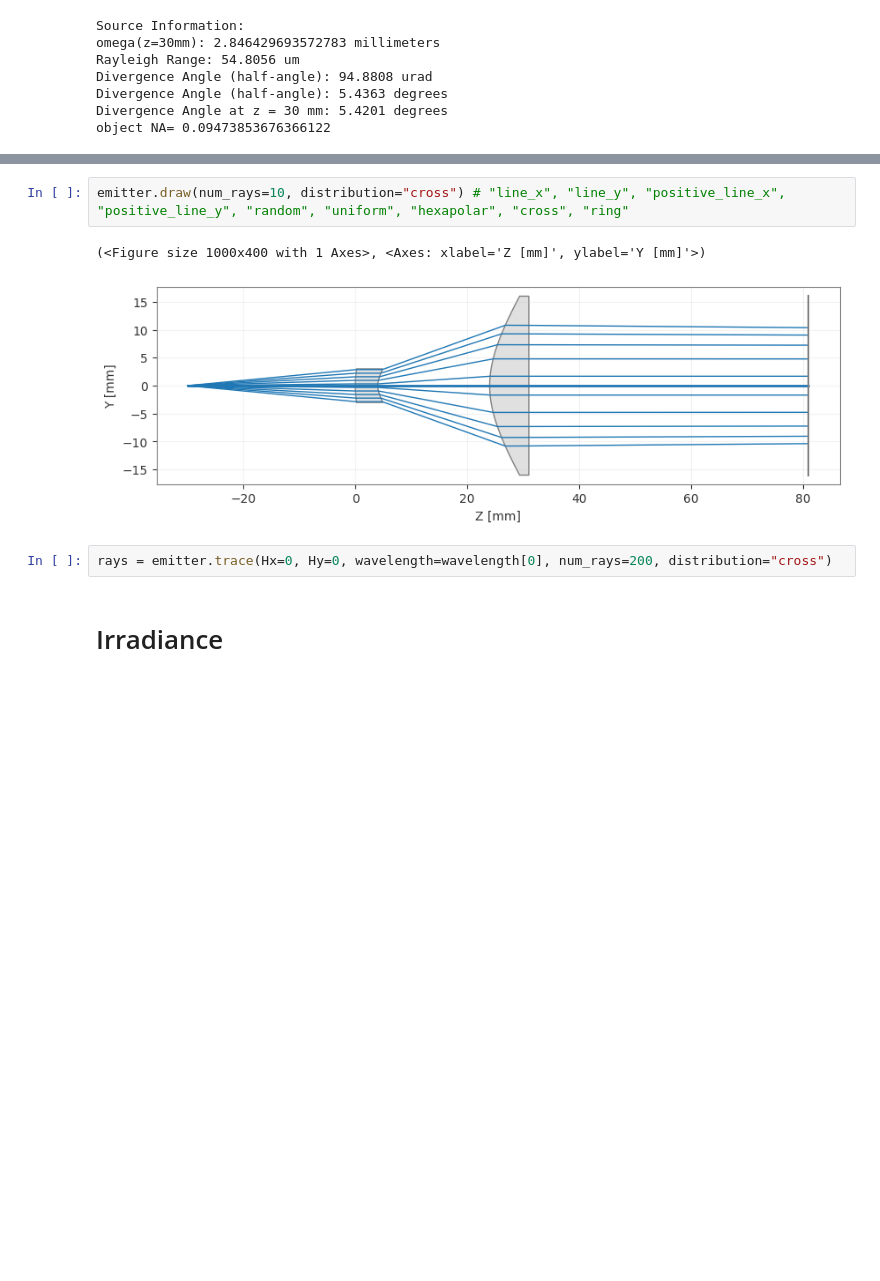
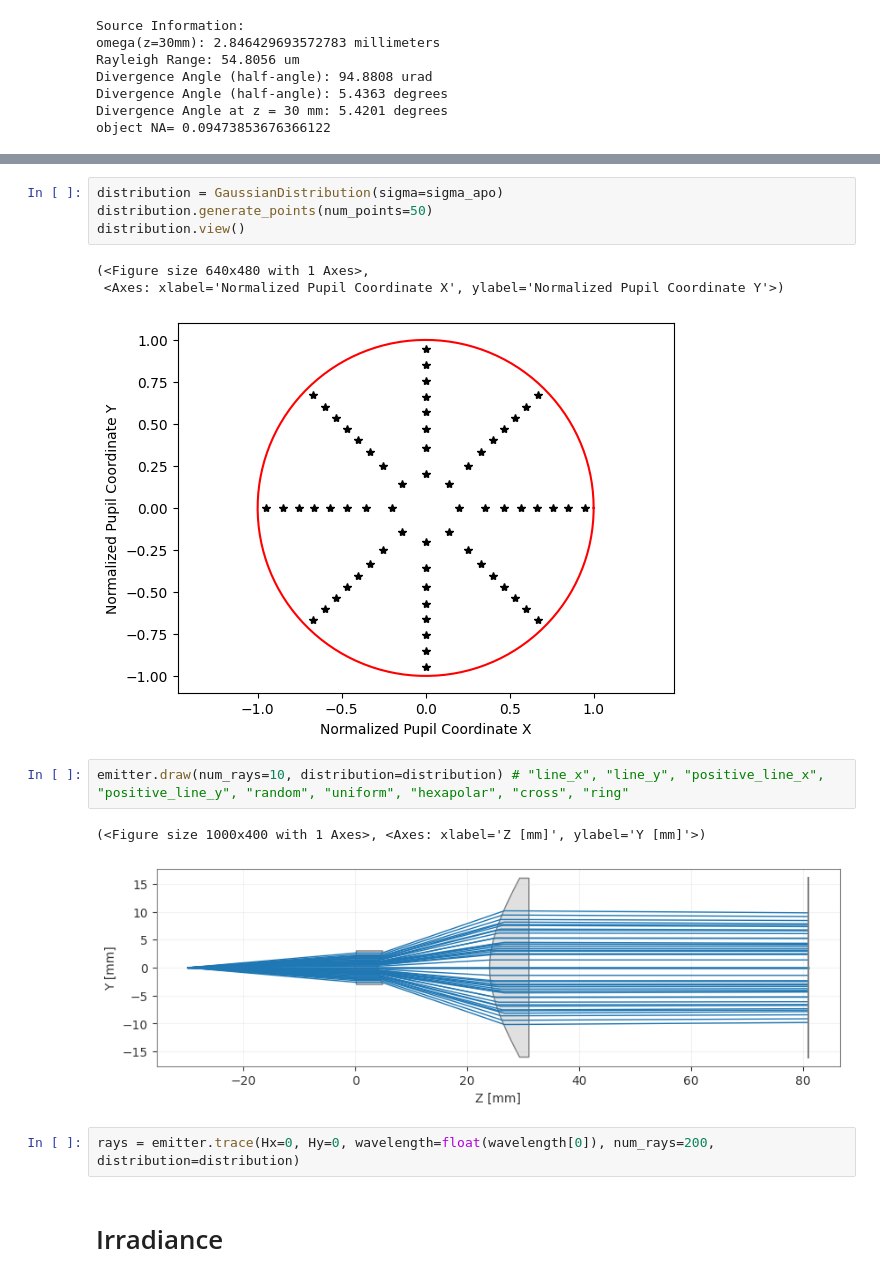
Before and after one commit to Xiong-Ziyi/Master-Thesis, a Jupyter notebook: Optiland_Based/FSO_Project/Optiland_Emiiter_Branch.ipynb, the cells around one changed output, grey strips where cells are left out. Drawn from its saved outputs; the diff is of its cells as text; blank space fills up the shorter version.

```diff
--- a/Optiland_Based/FSO_Project/Optiland_Emiiter_Branch.ipynb
+++ b/Optiland_Based/FSO_Project/Optiland_Emiiter_Branch.ipynb
@@ -174,10 +193,18 @@ emitter.info()
+# %%
+distribution = GaussianDistribution(sigma=sigma_apo)
+distribution.generate_points(num_points=50)
+distribution.view()
+# %% [output]
+(<Figure size 640x480 with 1 Axes>,
+ <Axes: xlabel='Normalized Pupil Coordinate X', ylabel='Normalized Pupil Coordinate Y'>)
+[figure, added]
 # %%
-emitter.draw(num_rays=10, distribution="cross") # "line_x", "line_y", "positive_line_x", "positive_line_y", "random", "uniform", "hexapolar", "cross", "ring"
+emitter.draw(num_rays=10, distribution=distribution) # "line_x", "line_y", "positive_line_x", "positive_line_y", "random", "uniform", "hexapolar", "cross", "ring"
 # %% [output]
 (<Figure size 1000x400 with 1 Axes>, <Axes: xlabel='Z [mm]', ylabel='Y [mm]'>)
-[figure, old version]
+[figure, new version]
 # %%
-rays = emitter.trace(Hx=0, Hy=0, wavelength=wavelength[0], num_rays=200, distribution="cross")
+rays = emitter.trace(Hx=0, Hy=0, wavelength=float(wavelength[0]), num_rays=200, distribution=distribution)
 # %% [markdown]
 # Irradiance
 # %%
```
Also changed, not shown: parts of 14 cells of this notebook, 11 other files.
